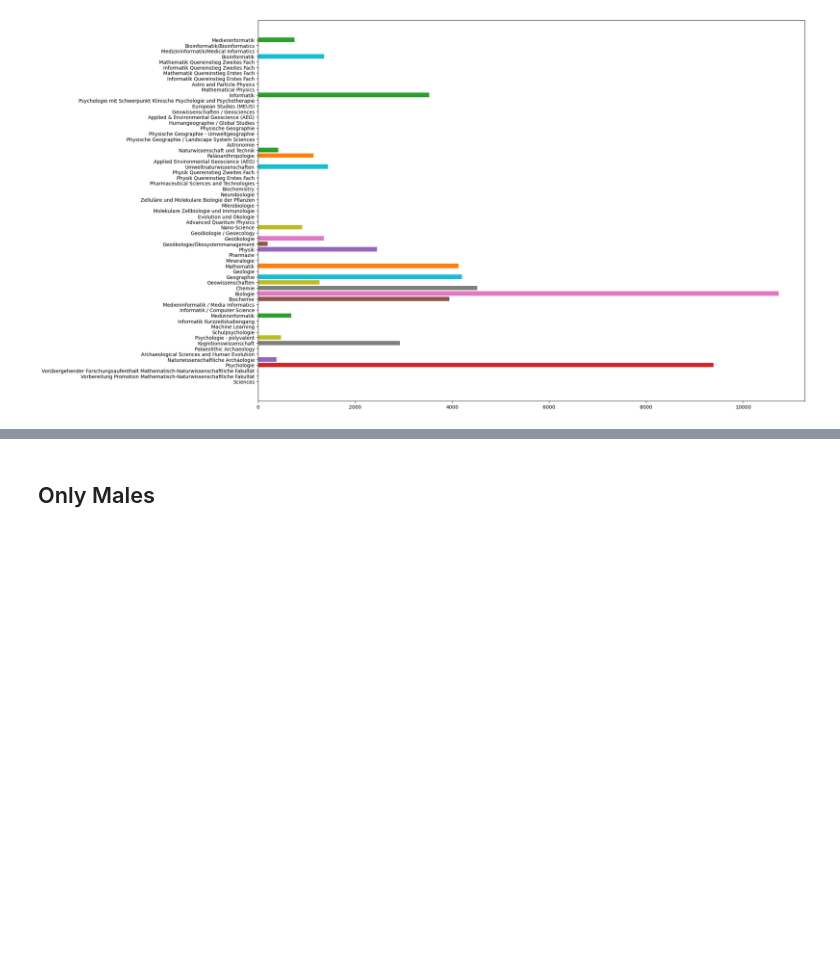
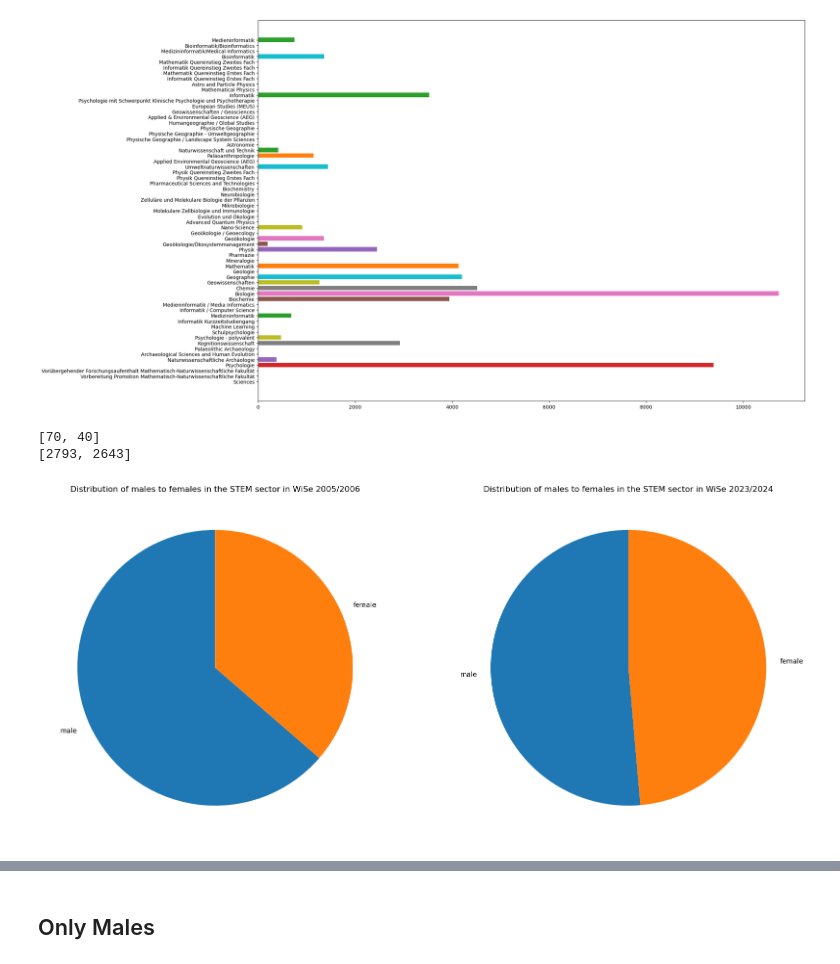
Before and after one commit to mxs01/AnalysingStudentDevelopment, a Jupyter notebook: code/feature_analysis_stem_gender.ipynb, the cells around one changed output, grey strips where cells are left out. Cells and saved outputs as stored; diff of their text form; code cells hidden in the pictures; blank space fills up the shorter version.

Commit message:
added basic plots

```diff
--- a/code/feature_analysis_stem_gender.ipynb
+++ b/code/feature_analysis_stem_gender.ipynb
@@ -130,3 +130,34 @@ for (subject,_),amount in sumFemales.items():
     ax.barh(subject,amount)
 # %% [output]
 [figure]
+# %%
+fig, ax = plt.subplots(ncols=2, figsize=(20,10))
+
+
+
+onlyMaleWiSe2005 = allMaleBachelorDegreesDF.loc[:,"WiSe 2005/2006"]
+onlyFemaleWiSe2005 = allFemaleBachelorDegreesDF.loc[:,"WiSe 2005/2006"]
+
+data2005 = [onlyMaleWiSe2005.sum(axis=1).sum(),onlyFemaleWiSe2005.sum(axis=1).sum()]
+labels = ["male", "female"]
+
+print(data2005)
+
+onlyMaleWiSe2023 = allMaleBachelorDegreesDF.loc[:,"WiSe 2023/2024"]
+onlyFemaleWiSe2023 = allFemaleBachelorDegreesDF.loc[:,"WiSe 2023/2024"]
+data2023 = [onlyMaleWiSe2023.sum(axis=1).sum(),onlyFemaleWiSe2023.sum(axis=1).sum()]
+
+print(data2023)
+
+ax[0].pie(data2005,labels=labels,startangle=90)
+ax[1].pie(data2023,labels=labels,startangle=90)
+
+ax[0].set_title("Distribution of males to females in the STEM sector in WiSe 2005/2006")
+ax[1].set_title("Distribution of males to females in the STEM sector in WiSe 2023/2024")
+
+# ax[0].pie(data2005, label)
+plt.show()
+# %% [output]
+[70, 40]
+[2793, 2643]
+[figure, added]
```
Also changed, not shown: parts of 2 cells of this notebook.
